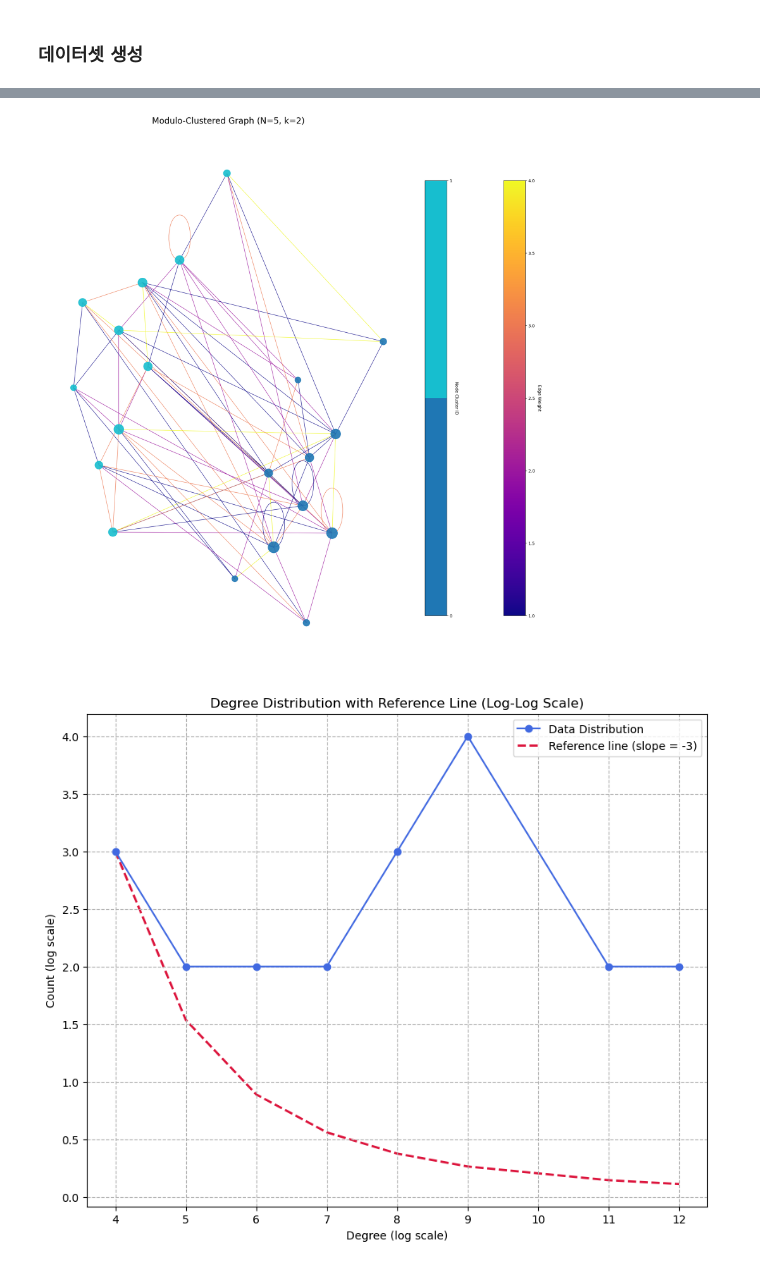
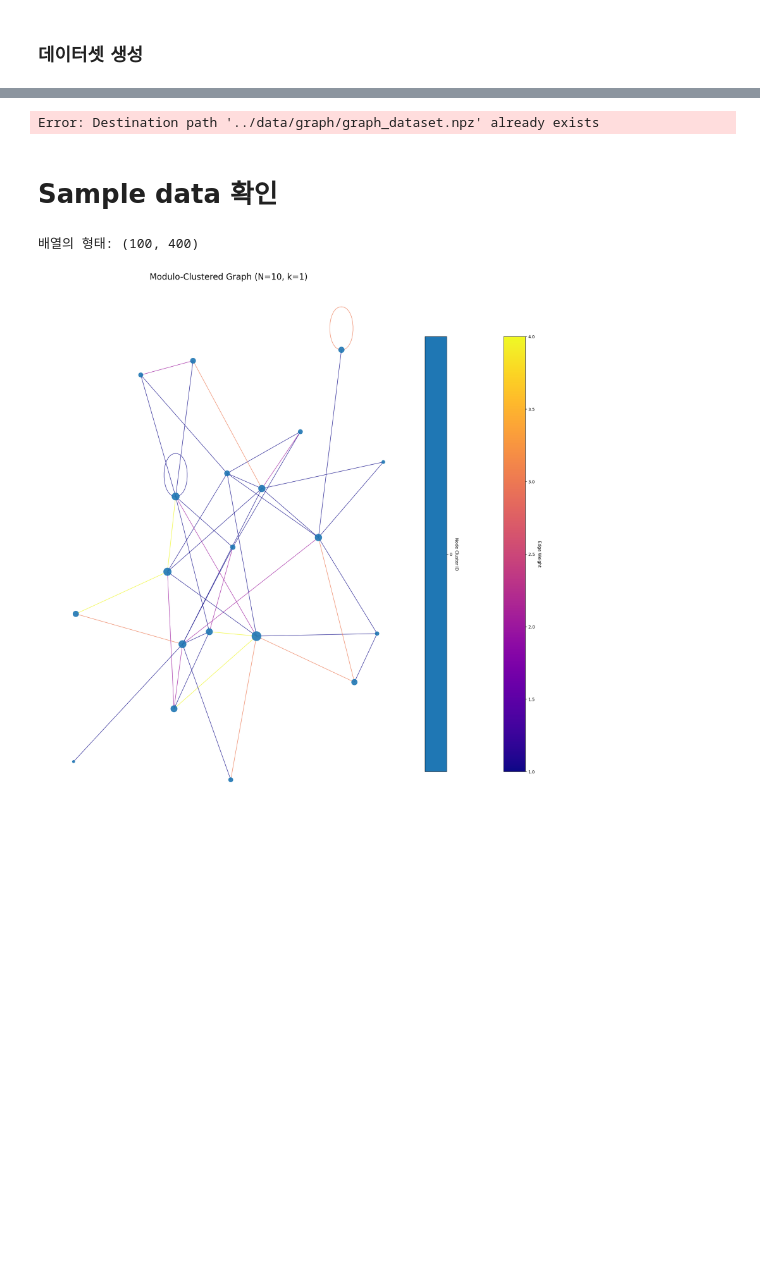
Before and after one commit to eunoiahyunseo/KAIST-2025-S, a Jupyter notebook: discrete_data_gen/graph_demo.ipynb, the cells around one changed output, grey strips where cells are left out. Saved outputs shown, nothing was run; the diff lists cells and outputs as text; code cells hidden in the pictures; blank space fills up the shorter version.

```diff
--- a/discrete_data_gen/graph_demo.ipynb
+++ b/discrete_data_gen/graph_demo.ipynb
@@ -258,14 +276,14 @@ for cluster_id, cluster_nodes in clusters.items():
 
     # 해당 클러스터 노드들의 클러스터 내부 degree만 추출
     cluster_degrees = [intra_cluster_degrees[node] for node in cluster_nodes]
-    print(len(cluster_degrees))
+    print(cluster_degrees)
     # degree distribution 계산
     degree_counts = collections.Counter(cluster_degrees)
 
     if len(degree_counts) > 0:
         deg, cnt = zip(*sorted(degree_counts.items()))
-        deg = deg[2:]
-        cnt = cnt[2:]
+        # deg = deg[1:]
+        # cnt = cnt[1:]
 
         color = colors[cluster_id % len(colors)]
         ax.plot(deg, cnt, 'o-', color=color,
@@ -605,3 +529,26 @@ print(len(datasets), datasets)
+# %%
+import os
+import shutil
+
+source_path = './graph_dataset.npz'
+destination_folder = os.path.join('../data', 'graph')
+os.makedirs(destination_folder, exist_ok=True)
+
+shutil.move(source_path, destination_folder)
+print(f"✅ 파일 이동 완료: '{source_path}' -> '{destination_folder}'")
+# %% [output]
+Error: Destination path '../data/graph/graph_dataset.npz' already exists
+# %% [markdown]
+# Sample data 확인
+# %%
+import numpy as np
+
+filename = './graph/samples.txt'
+my_array = np.loadtxt(filename, dtype=int)
+
+print("\n배열의 형태:", my_array.shape)
+# %% [output]
+배열의 형태: (100, 400)
 # %%
 import numpy as np
 import networkx as nx
@@ -629,7 +576,7 @@ def visualize_clustered_graph_from_matrix(
 
     for u, v in graph.edges():
         if cluster_map[u] == cluster_map[v]:
-            graph.edges[u, v]['layout_weight'] = 5.0 # 내부 연결
+            graph.edges[u, v]['layout_weight'] = 10 # 내부 연결
         else:
             graph.edges[u, v]['layout_weight'] = 0.1 # 외부 연결
 
@@ -663,62 +610,40 @@ def visualize_clustered_graph_from_matrix(
         node_size=node_sizes,
         node_color=node_colors,
         cmap=node_cmap,
         edge_color=edge_weights,
         edge_cmap=plt.cm.plasma,
         width=1.0,
         alpha=0.9
     )
 
     plt.title(title, size=20)
 
     # 엣지 컬러바 (이전과 동일)
     sm_edge = plt.cm.ScalarMappable(cmap=plt.cm.plasma, norm=plt.Normalize(vmin=min(edge_weights), vmax=max(edge_weights)))
     sm_edge.set_array([])
     cbar_edge = plt.colorbar(sm_edge, ax=plt.gca(), shrink=0.8, pad=0.02)
     cbar_edge.set_label('Edge Weight', rotation=270, labelpad=15)
 
     # 5. 노드 컬러바 수정 (클러스터 ID 기준)
     sm_node = plt.cm.ScalarMappable(cmap=node_cmap, norm=plt.Normalize(vmin=0, vmax=num_clusters - 1))
     sm_node.set_array([])
     ticks = np.arange(0, num_clusters)
     cbar_node = plt.colorbar(sm_node, ax=plt.gca(), ticks=ticks, shrink=0.8, pad=0.02)
     cbar_node.set_label('Node Cluster ID', rotation=270, labelpad=15)
 
     plt.show()
 
-# --- 사용 예시 ---
-if __name__ == '__main__':
 
-    matrix = np.array(datasets).T.reshape([M, M, -1]).T[1]
-    clustered_graph = nx.from_numpy_array(matrix)
-    # 함수 호출
-    visualize_clustered_graph_from_matrix(
-        matrix,
-        num_clusters=k,
-        title=f"Modulo-Clustered Graph (N={N}, k={k})"
-    )
+matrix = my_array.reshape((-1, M,M))[2]
+clustered_graph = nx.from_numpy_array(matrix)
 
+cluster_map = {node: node % k for node in clustered_graph.nodes()}
 
-    degrees = [clustered_graph.degree(n) for n in clustered_graph.nodes()]
-
-    degree_counts = collections.Counter(degrees)
-    deg, cnt = zip(*sorted(degree_counts.items()))
-
-    plt.figure(figsize=(10, 8))
-    plt.plot(deg, cnt, 'o-', color='royalblue', label='Data Distribution', markersize=6, zorder=2)
-
-    C = cnt[0] * (deg[0] ** 3)
-    ref_y = C * (np.array(deg, dtype=float) ** -3)
-
-    plt.plot(deg, ref_y, '--', color='crimson', label='Reference line (slope = -3)', linewidth=2, zorder=1)
-
-    # 그래프 제목 및 라벨 설정
-    plt.title("Degree Distribution with Reference Line (Log-Log Scale)")
-    plt.ylabel("Count (log scale)")
-    plt.xlabel("Degree (log scale)")
-    plt.grid(True, which="both", ls="--")
-    plt.legend()
-    plt.show()
+# 함수 호출
+visualize_clustered_graph_from_matrix(
+    matrix,
+    num_clusters=k,
+    title=f"Modulo-Clustered Graph (N={N}, k={k})"
+)
 # %% [output]
-[figure, old version]
+[figure, new version]
-[figure, removed]
```
Also changed, not shown: parts of 17 cells of this notebook, 11 other files.
